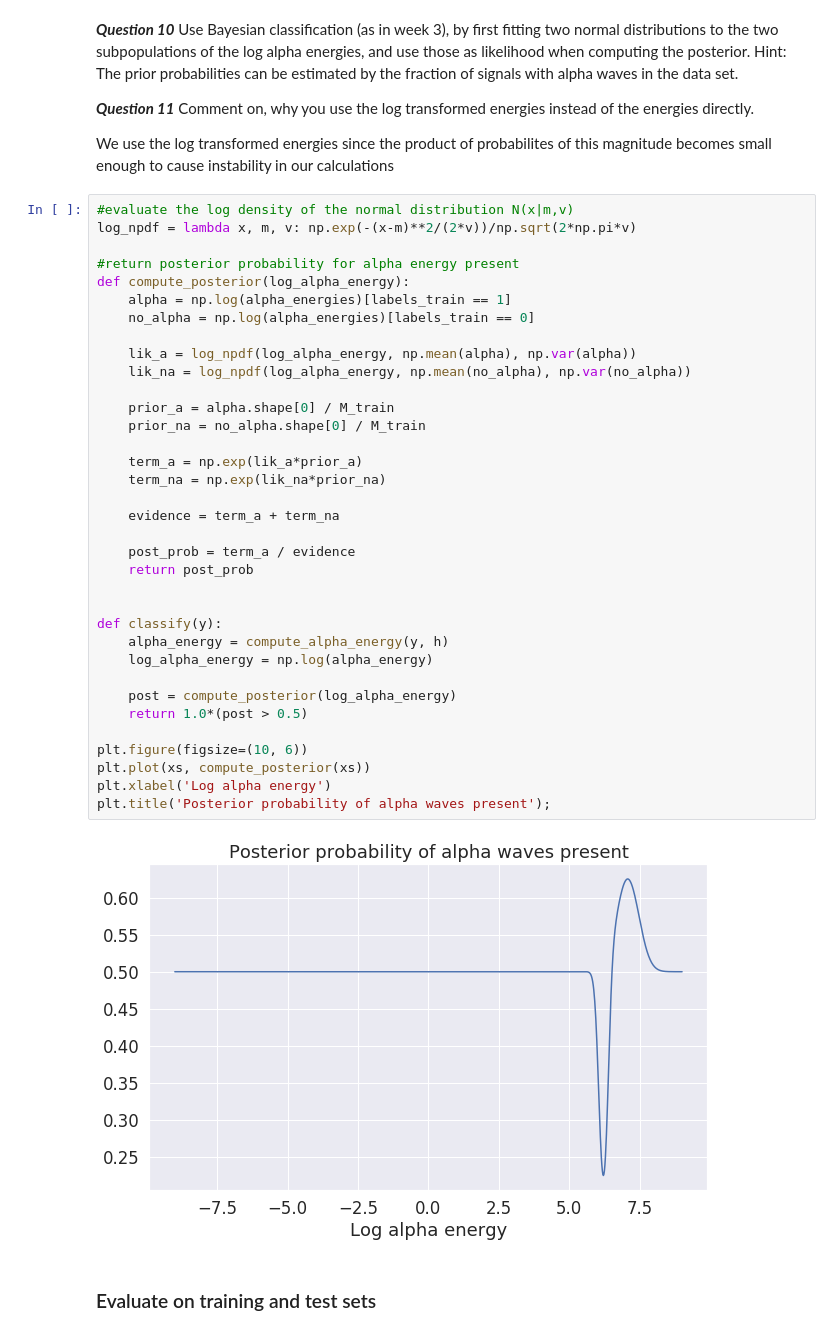
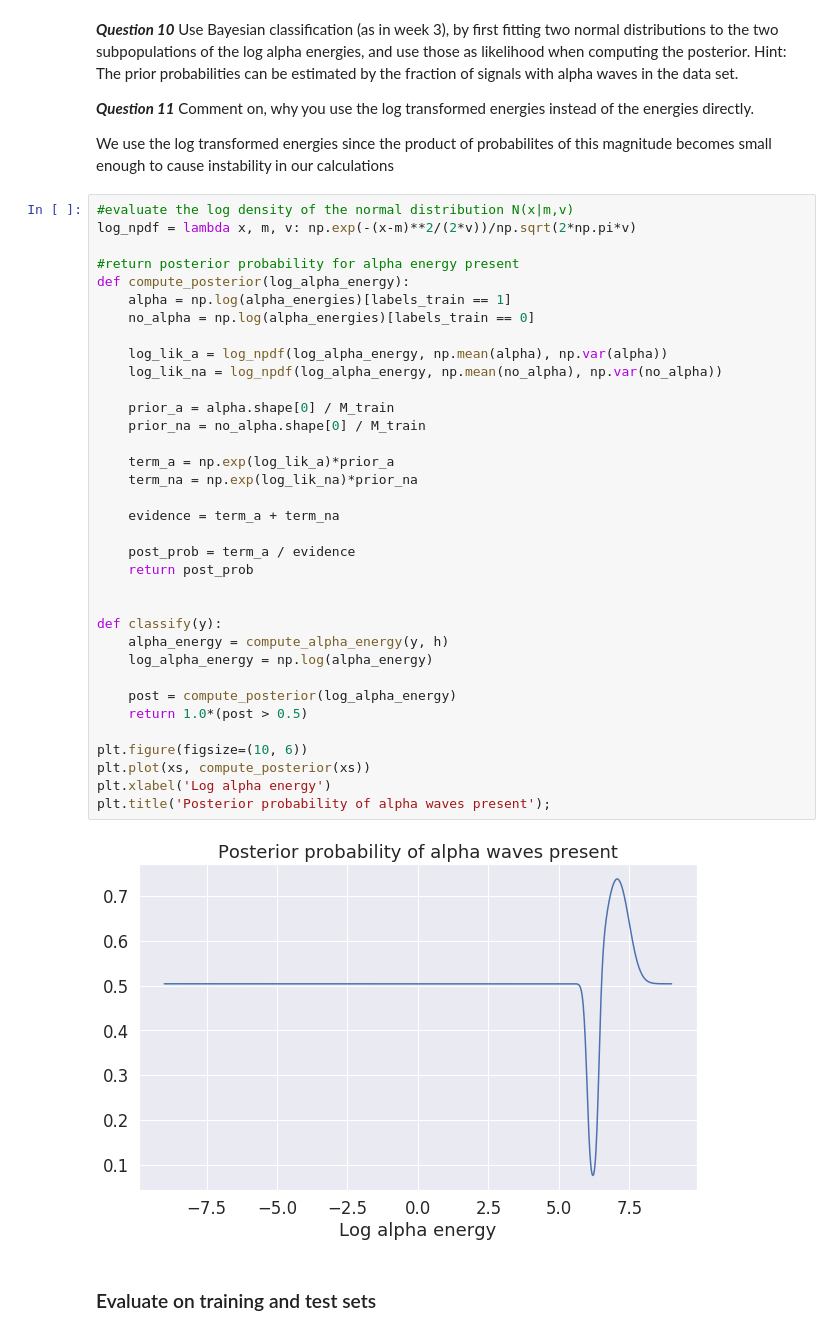
Before and after one commit to AndreasLH/02462-Assignment3, a Jupyter notebook: Assignment3.ipynb, the cells around one changed output. Saved outputs shown, nothing was run; the diff lists cells and outputs as text.

```diff
--- a/Assignment3.ipynb
+++ b/Assignment3.ipynb
@@ -502,38 +502,38 @@ We use the log transformed energies since the product of probabilites of this ma
 log_npdf = lambda x, m, v: np.exp(-(x-m)**2/(2*v))/np.sqrt(2*np.pi*v)
 
 #return posterior probability for alpha energy present
 def compute_posterior(log_alpha_energy):
     alpha = np.log(alpha_energies)[labels_train == 1]
     no_alpha = np.log(alpha_energies)[labels_train == 0]
 
-    lik_a = log_npdf(log_alpha_energy, np.mean(alpha), np.var(alpha))
-    lik_na = log_npdf(log_alpha_energy, np.mean(no_alpha), np.var(no_alpha))
+    log_lik_a = log_npdf(log_alpha_energy, np.mean(alpha), np.var(alpha))
+    log_lik_na = log_npdf(log_alpha_energy, np.mean(no_alpha), np.var(no_alpha))
 
     prior_a = alpha.shape[0] / M_train
     prior_na = no_alpha.shape[0] / M_train
 
-    term_a = np.exp(lik_a*prior_a)
-    term_na = np.exp(lik_na*prior_na)
+    term_a = np.exp(log_lik_a)*prior_a
+    term_na = np.exp(log_lik_na)*prior_na
 
     evidence = term_a + term_na
 
     post_prob = term_a / evidence
     return post_prob
 
 
 def classify(y):
     alpha_energy = compute_alpha_energy(y, h)
     log_alpha_energy = np.log(alpha_energy)
 
     post = compute_posterior(log_alpha_energy)
     return 1.0*(post > 0.5)
 
 plt.figure(figsize=(10, 6))
 plt.plot(xs, compute_posterior(xs))
 plt.xlabel('Log alpha energy')
 plt.title('Posterior probability of alpha waves present');
 # %% [output]
-[figure, old version]
+[figure, new version]
 # %% [markdown]
 ### Evaluate on training and test sets
 # %% [markdown]
```
Also changed, not shown: parts of 1 cell of this notebook.
